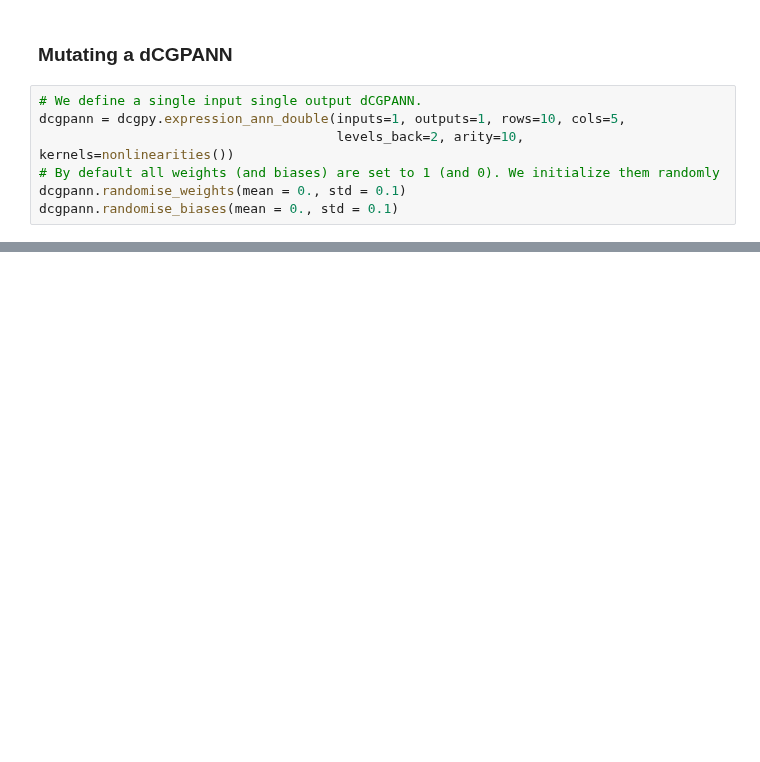
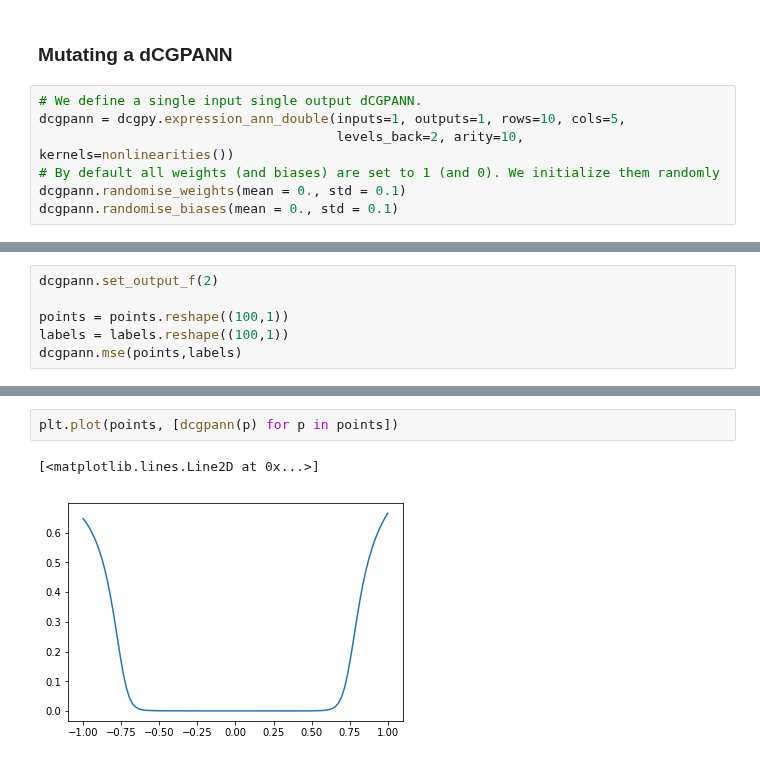
Before and after one commit to darioizzo/dcgp, a Jupyter notebook: doc/sphinx/notebooks/dCGPANN.ipynb, the cells around one changed output, grey strips where cells are left out. Drawn from its saved outputs; the diff is of its cells as text; blank space fills up the shorter version.

```diff
--- a/doc/sphinx/notebooks/dCGPANN.ipynb
+++ b/doc/sphinx/notebooks/dCGPANN.ipynb
@@ -78,0 +92,6 @@ _ = ax.set_title("Output connection mutation")
+# %%
+dcgpann.set_output_f(2)
+
+points = points.reshape((100,1))
+labels = labels.reshape((100,1))
+dcgpann.mse(points,labels)
@@ -78,0 +123,5 @@ _ = ax.set_title("Output connection mutation")
+# %%
+plt.plot(points, [dcgpann(p) for p in points])
+# %% [output]
+[<matplotlib.lines.Line2D at 0x...>]
+[figure, added]
```
Also changed, not shown: parts of 10 cells of this notebook.
